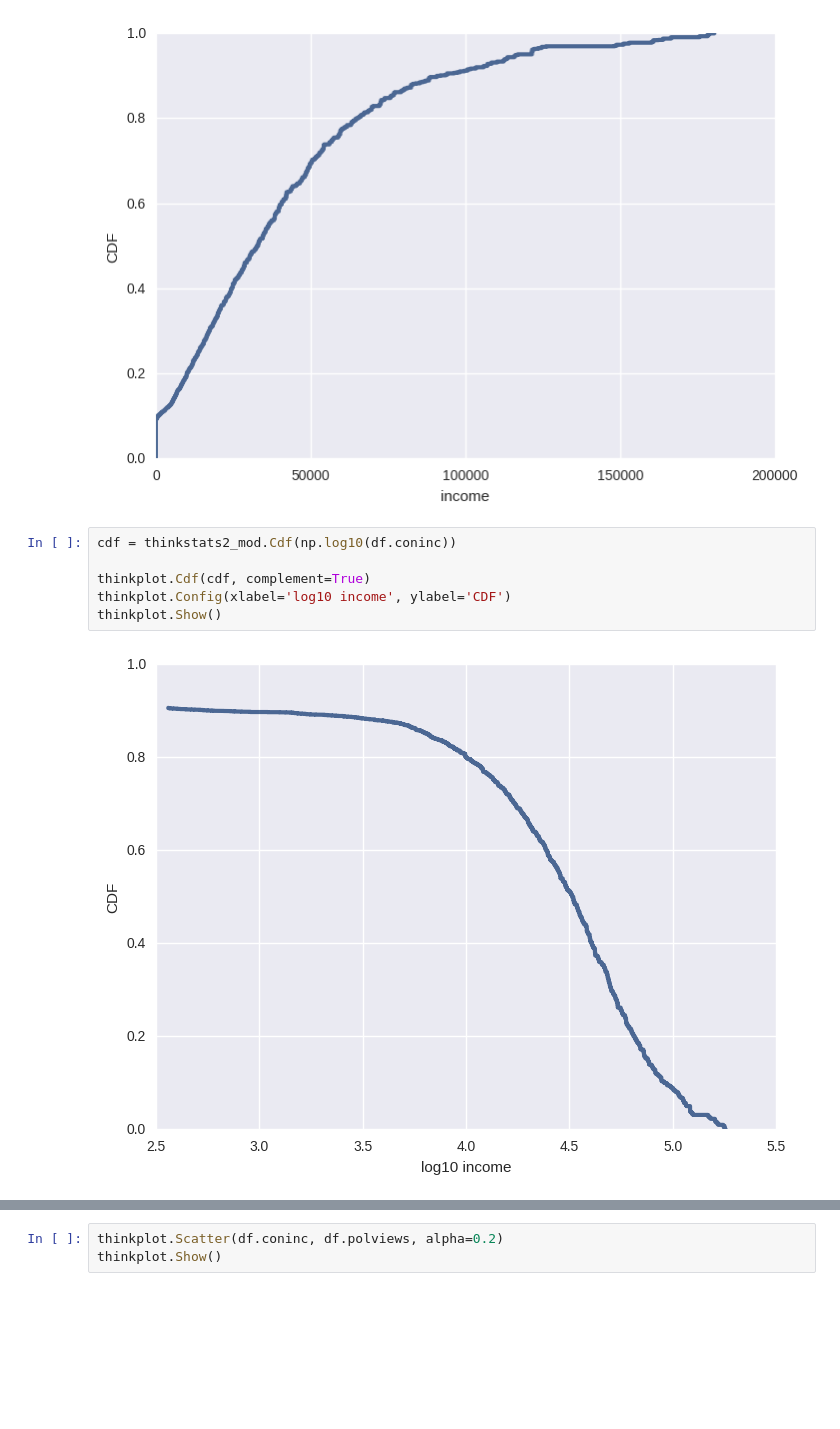
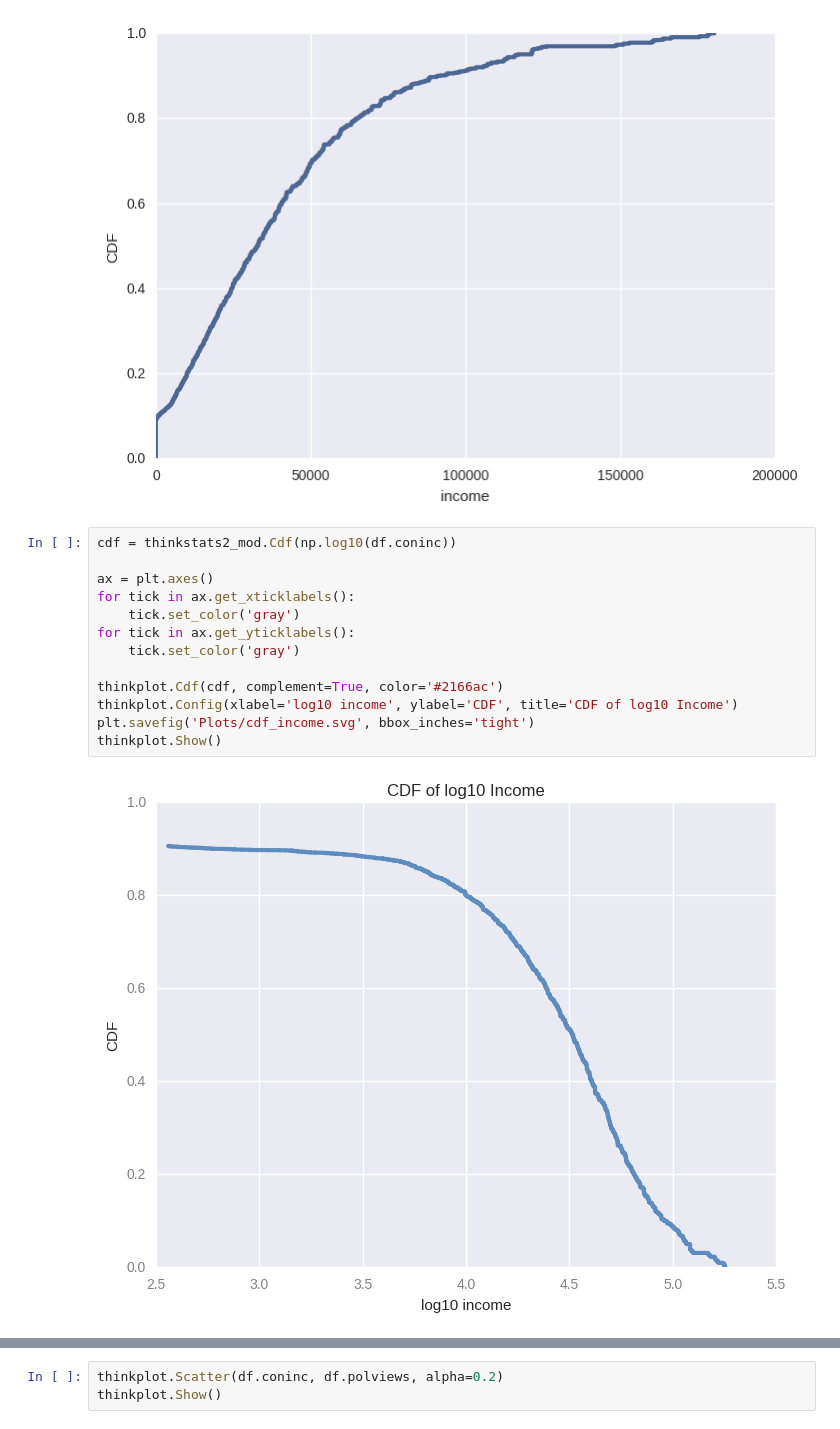
Before and after one commit to Faadal/data_science_politics, a Jupyter notebook: report3_income.ipynb, the cells around one changed output, grey strips where cells are left out. Saved outputs shown, nothing was run; the diff lists cells and outputs as text; blank space fills up the shorter version.

```diff
--- a/report3_income.ipynb
+++ b/report3_income.ipynb
@@ -51,11 +51,18 @@ thinkplot.Show()
 # %%
 cdf = thinkstats2_mod.Cdf(np.log10(df.coninc))
 
-thinkplot.Cdf(cdf, complement=True)
-thinkplot.Config(xlabel='log10 income', ylabel='CDF')
+ax = plt.axes()
+for tick in ax.get_xticklabels():
+    tick.set_color('gray')
+for tick in ax.get_yticklabels():
+    tick.set_color('gray')
+
+thinkplot.Cdf(cdf, complement=True, color='#2166ac')
+thinkplot.Config(xlabel='log10 income', ylabel='CDF', title='CDF of log10 Income')
+plt.savefig('Plots/cdf_income.svg', bbox_inches='tight')
 thinkplot.Show()
 # %% [output]
-[figure, old version]
+[figure, new version]
 # %%
 formula = 'df_control.polviews ~ df_control.marital + df_control.coninc'
 model = smf.ols(formula, data=df_control)
```
Also changed, not shown: parts of 4 cells of this notebook, 5 other files.
